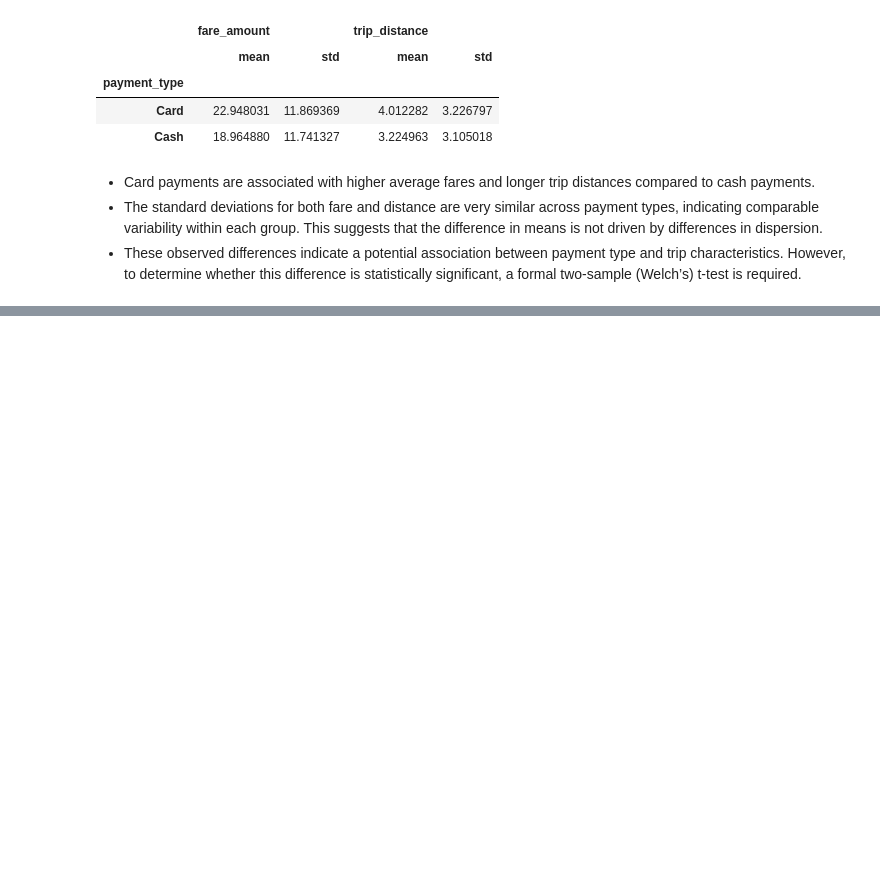
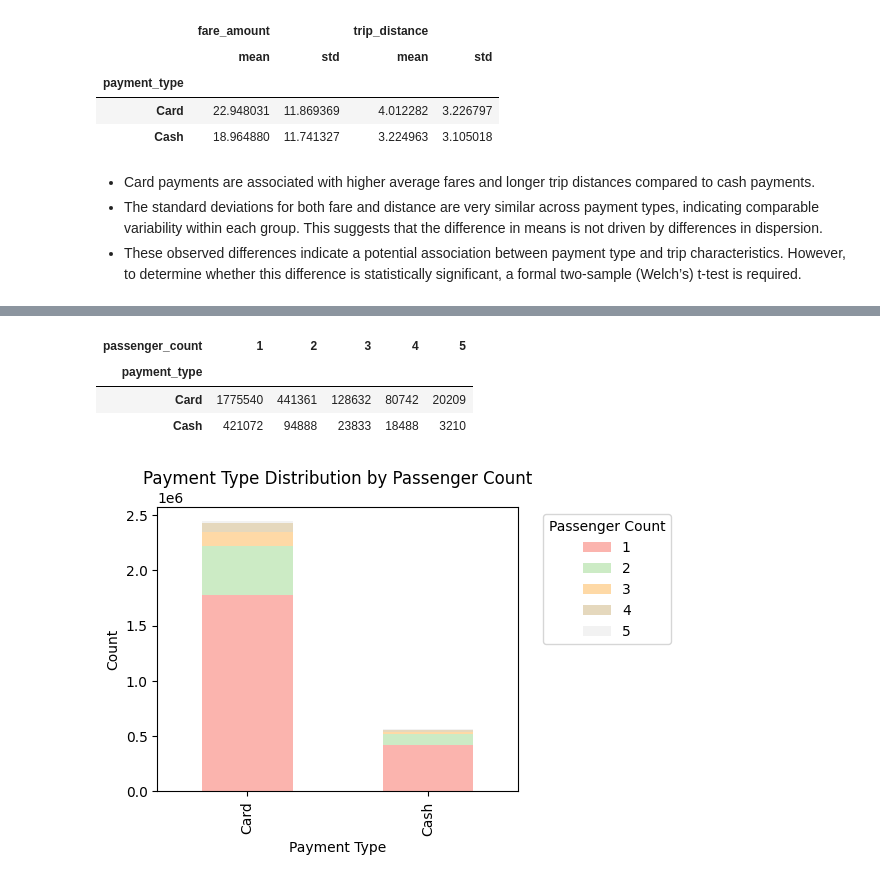
Before and after one commit to suparnachowdhury/Hypothesis-Testing-for-Taxi-Revenue-Optimization, a Jupyter notebook: Hypothesis Testing for Taxi Revenue Optimization.ipynb, the cells around one changed output, grey strips where cells are left out. Cells and saved outputs as stored; diff of their text form; code cells hidden in the pictures; blank space fills up the shorter version.

```diff
--- a/Hypothesis Testing for Taxi Revenue Optimization.ipynb
+++ b/Hypothesis Testing for Taxi Revenue Optimization.ipynb
@@ -409,0 +424,27 @@ data.groupby('payment_type').agg({'fare_amount' : ['mean', 'std'], 'trip_distanc
+# %%
+# Create a frequency table
+temp = pd.crosstab(data['payment_type'], data['passenger_count'])
+
+display(temp)
+
+# Plot stacked bar chart
+ax = temp.plot(
+    kind='bar',
+    stacked=True,
+    figsize=(6,4),
+    colormap='Pastel1'
+)
+
+plt.title('Payment Type Distribution by Passenger Count')
+plt.xlabel('Payment Type')
+plt.ylabel('Count')
+plt.legend(title='Passenger Count', bbox_to_anchor=(1.05, 1), loc='upper left')
+
+plt.tight_layout()
+plt.show()
+# %% [output]
+| passenger_count | 1 | 2 | 3 | 4 | 5 |
+| payment_type |  |  |  |  |  |
+| Card | 1775540 | 441361 | 128632 | 80742 | 20209 |
+| Cash | 421072 | 94888 | 23833 | 18488 | 3210 |
+[figure, added]
```
Also changed, not shown: parts of 5 cells of this notebook.
